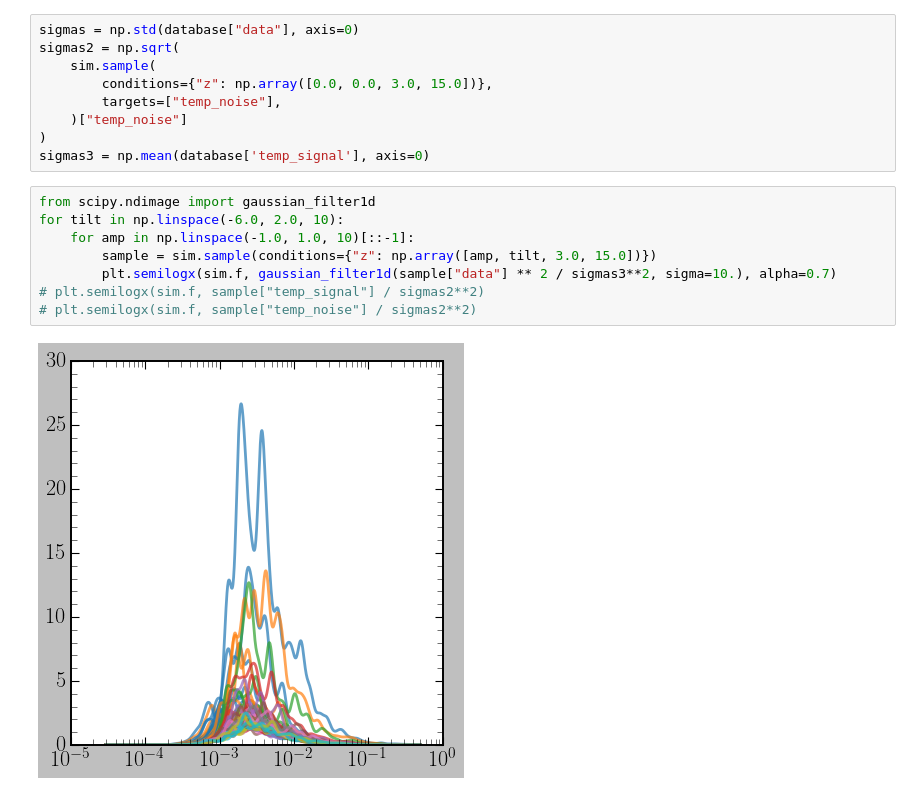
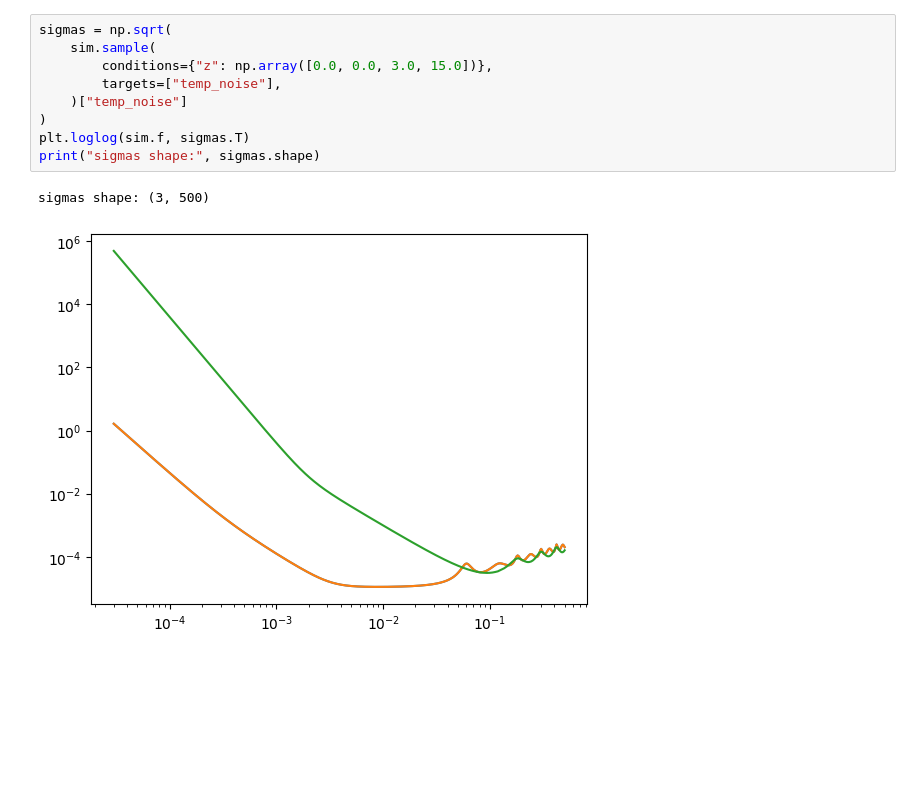
Before and after one commit to PEREGRINE-GW/saqqara, a Jupyter notebook: examples/fake_lisa/fake_lisa.ipynb, the cells around one changed output. Saved outputs shown, nothing was run; the diff lists cells and outputs as text; blank space fills up the shorter version.

```diff
--- a/examples/fake_lisa/fake_lisa.ipynb
+++ b/examples/fake_lisa/fake_lisa.ipynb
@@ -51,19 +235,12 @@ database = sim.sample(10000)
 # %%
-sigmas = np.std(database["data"], axis=0)
-sigmas2 = np.sqrt(
+sigmas = np.sqrt(
     sim.sample(
         conditions={"z": np.array([0.0, 0.0, 3.0, 15.0])},
         targets=["temp_noise"],
     )["temp_noise"]
 )
-sigmas3 = np.mean(database['temp_signal'], axis=0)
+plt.loglog(sim.f, sigmas.T)
+print("sigmas shape:", sigmas.shape)
+# %% [output]
+sigmas shape: (3, 500)
+[figure, added]
-# %%
-from scipy.ndimage import gaussian_filter1d
-for tilt in np.linspace(-6.0, 2.0, 10):
-    for amp in np.linspace(-1.0, 1.0, 10)[::-1]:
-        sample = sim.sample(conditions={"z": np.array([amp, tilt, 3.0, 15.0])})
-        plt.semilogx(sim.f, gaussian_filter1d(sample["data"] ** 2 / sigmas3**2, sigma=10.), alpha=0.7)
-# plt.semilogx(sim.f, sample["temp_signal"] / sigmas2**2)
-# plt.semilogx(sim.f, sample["temp_noise"] / sigmas2**2)
-# %% [output]
-[figure, removed]
```
Also changed, not shown: parts of 48 cells of this notebook, 4 other files.
